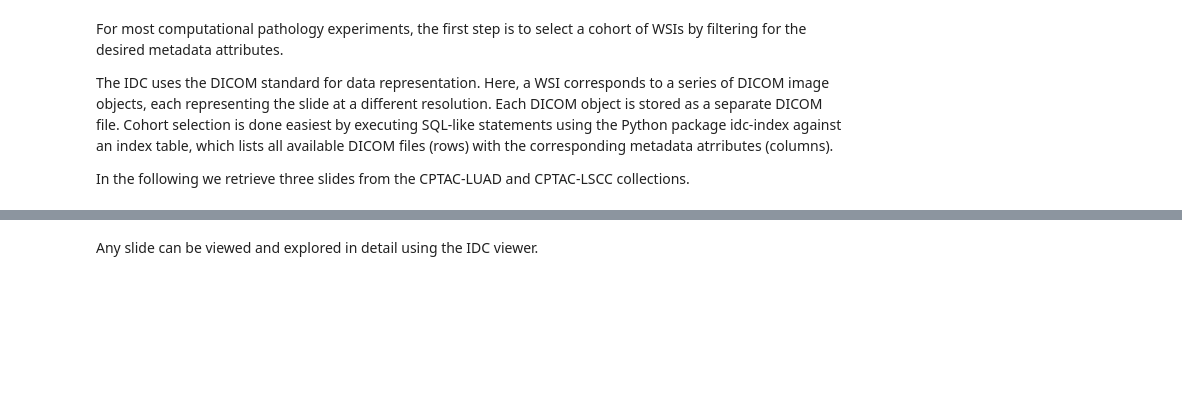
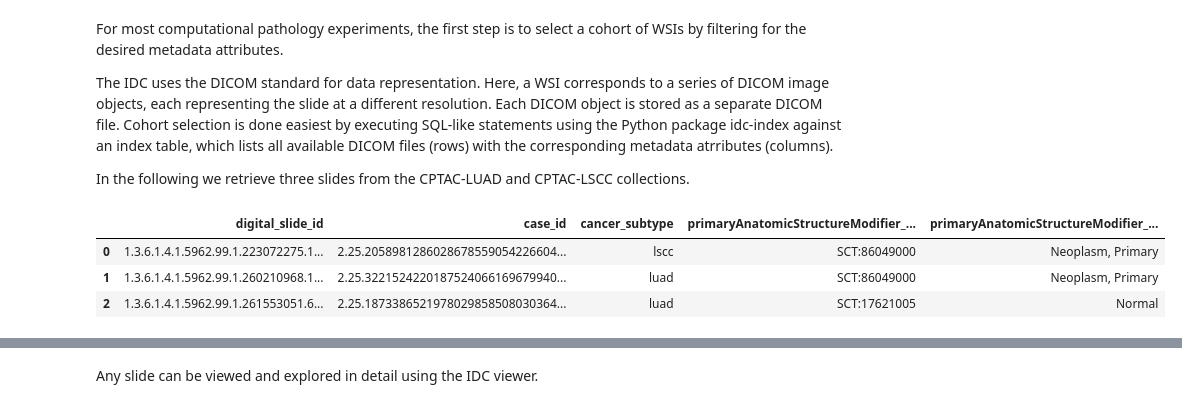
Before and after one commit to ImagingDataCommons/isbi_tutorial_2024, a Jupyter notebook: ISBI_2024_hands_on.ipynb, the cells around one changed output, grey strips where cells are left out. Cells and saved outputs as stored; diff of their text form; code cells hidden in the pictures; blank space fills up the shorter version.

```diff
--- a/ISBI_2024_hands_on.ipynb
+++ b/ISBI_2024_hands_on.ipynb
@@ -97,6 +108,13 @@ WHERE
 '''
 
 example_slides_df = idc_client.sql_query(query)
+# %%
+example_slides_df
+# %% [output]
+|  | digital_slide_id | case_id | cancer_subtype | primaryAnatomicStructureModifier_... | primaryAnatomicStructureModifier_... |
+| 0 | 1.3.6.1.4.1.5962.99.1.223072275.1... | 2.25.2058981286028678559054226604... | lscc | SCT:86049000 | Neoplasm, Primary |
+| 1 | 1.3.6.1.4.1.5962.99.1.260210968.1... | 2.25.3221524220187524066169679940... | luad | SCT:86049000 | Neoplasm, Primary |
+| 2 | 1.3.6.1.4.1.5962.99.1.261553051.6... | 2.25.1873386521978029858508030364... | luad | SCT:17621005 | Normal |
 # %%
 example_slides_dir = '/content/example_slides'
 os.makedirs(example_slides_dir, exist_ok=True)
```
Also changed, not shown: parts of 3 cells of this notebook.
